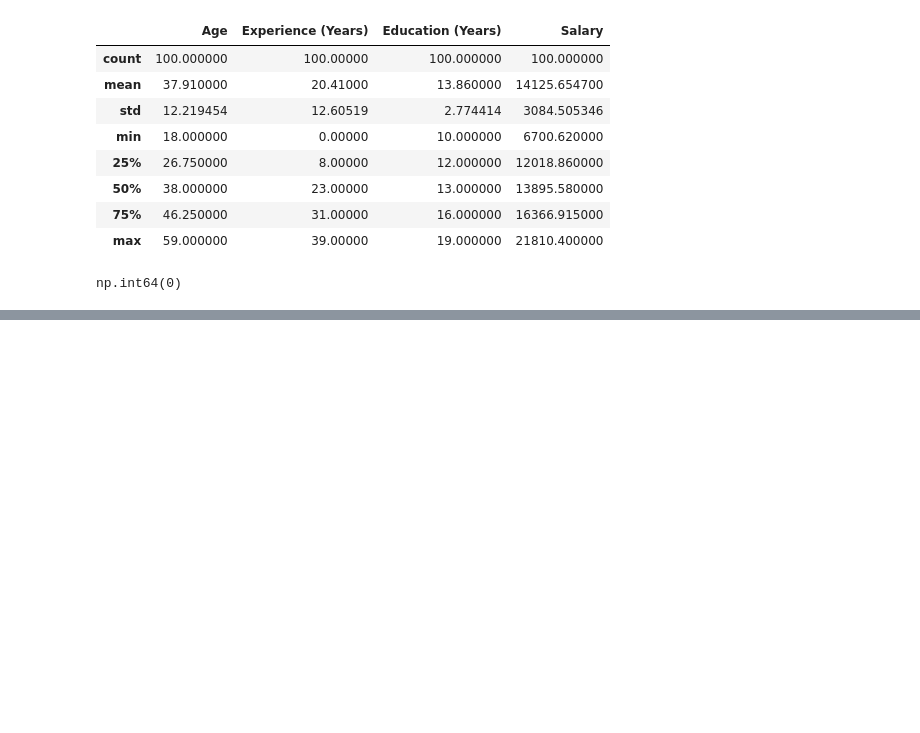
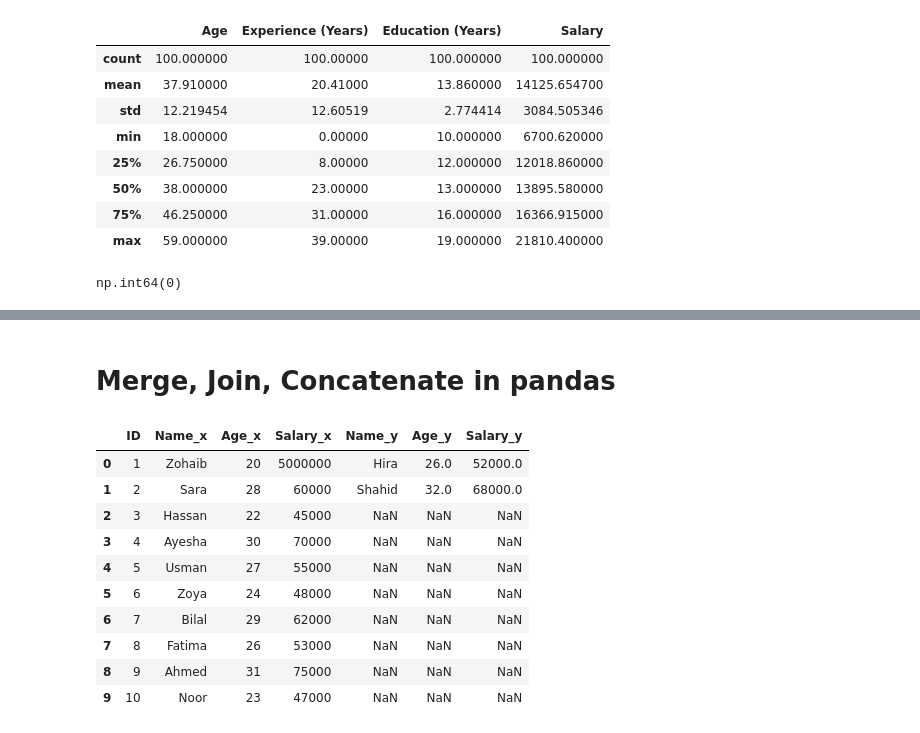
Before and after one commit to DotZohaib/Data-Analytics-Turning-Raw-Data-into-Actionable-Insights, a Jupyter notebook: 34_pandas_Python_Data_Analytics.ipynb, the cells around one changed output, grey strips where cells are left out. Cells and saved outputs as stored; diff of their text form; code cells hidden in the pictures; blank space fills up the shorter version.

```diff
--- a/34_pandas_Python_Data_Analytics.ipynb
+++ b/34_pandas_Python_Data_Analytics.ipynb
@@ -89,0 +154,2 @@ database.dropna(inplace=True)
+# %% [markdown]
+<h1>Merge, Join, Concatenate in pandas</h1>
@@ -89,0 +158,33 @@ database.dropna(inplace=True)
+# %%
+data1 = {
+    "ID": [1, 2, 3, 4, 5, 6, 7, 8, 9, 10],
+    "Name": ["Zohaib", "Sara", "Hassan", "Ayesha", "Usman", "Zoya", "Bilal", "Fatima", "Ahmed", "Noor"],
+    "Age": [20, 28, 22, 30, 27, 24, 29, 26, 31, 23],
+    "Salary": [5000000, 60000, 45000, 70000, 55000, 48000, 62000, 53000, 75000, 47000]
+}
+
+# Data 2
+data2 = {
+    "ID": [11, 12, 13, 14, 15, 16, 17, 18, 19, 20],
+    "Name": ["Hira", "Shahid", "Amina", "Omar", "Sana", "Imran", "Laila", "Faraz", "Maryam", "Raza"],
+    "Age": [26, 32, 24, 29, 27, 31, 28, 25, 30, 33],
+    "Salary": [52000, 68000, 47000, 60000, 54000, 71000, 59000, 48000, 67000, 73000]
+}
+# %%
+a = pd.DataFrame(data1)
+# %%
+b = pd.DataFrame(data2)
+# %%
+pd.merge(a, b, on="ID", how="left")
+# %% [output]
+|  | ID | Name_x | Age_x | Salary_x | Name_y | Age_y | Salary_y |
+| 0 | 1 | Zohaib | 20 | 5000000 | Hira | 26.0 | 52000.0 |
+| 1 | 2 | Sara | 28 | 60000 | Shahid | 32.0 | 68000.0 |
+| 2 | 3 | Hassan | 22 | 45000 | NaN | NaN | NaN |
+| 3 | 4 | Ayesha | 30 | 70000 | NaN | NaN | NaN |
+| 4 | 5 | Usman | 27 | 55000 | NaN | NaN | NaN |
+| 5 | 6 | Zoya | 24 | 48000 | NaN | NaN | NaN |
+| 6 | 7 | Bilal | 29 | 62000 | NaN | NaN | NaN |
+| 7 | 8 | Fatima | 26 | 53000 | NaN | NaN | NaN |
+| 8 | 9 | Ahmed | 31 | 75000 | NaN | NaN | NaN |
+| 9 | 10 | Noor | 23 | 47000 | NaN | NaN | NaN |
```
Also changed, not shown: parts of 11 cells of this notebook, 1 other file.
